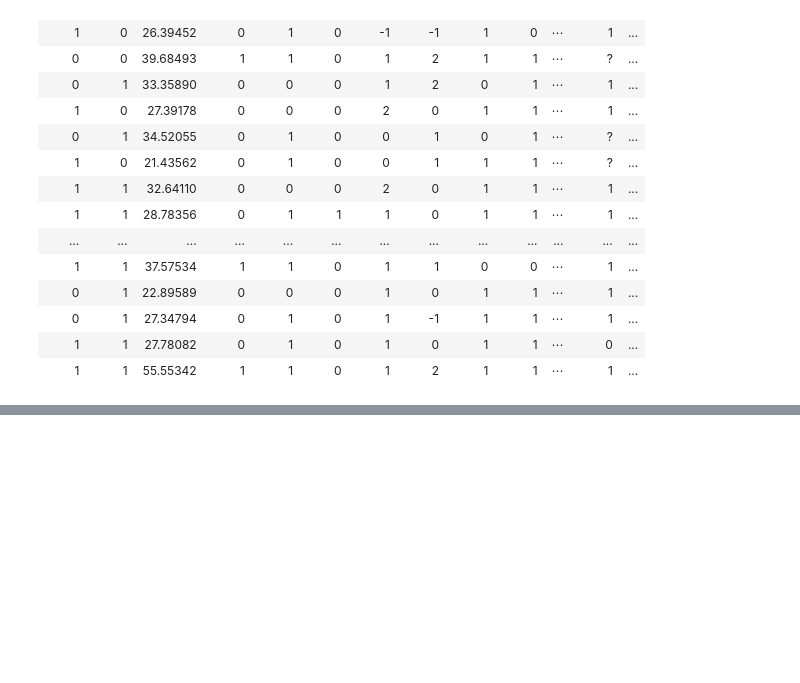
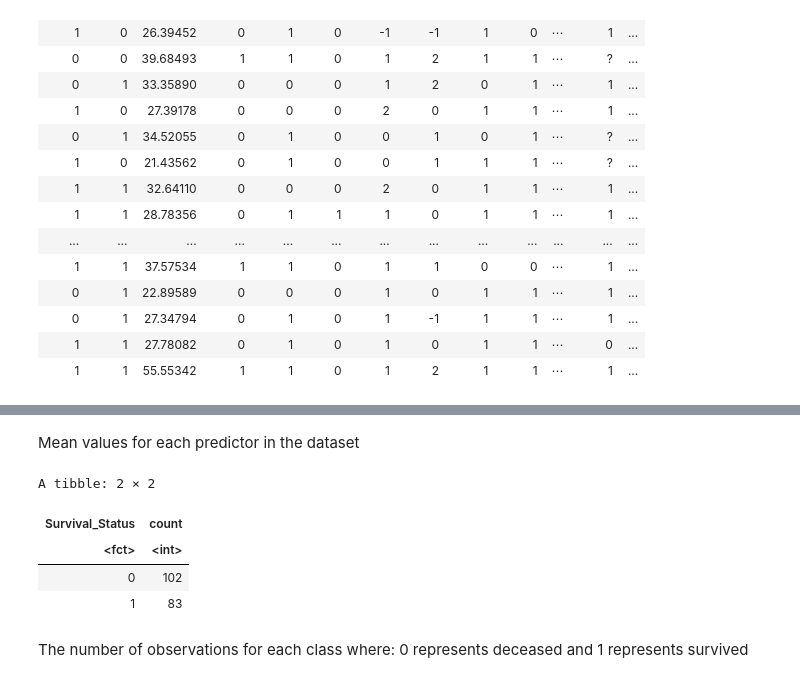
Before and after one commit to rishiiii3/dsci-100-2023S-group-67, a Jupyter notebook: Bone Marrow Analysis.ipynb, the cells around one changed output, grey strips where cells are left out. Drawn from its saved outputs; the diff is of its cells as text; code cells hidden in the pictures; blank space fills up the shorter version.

```diff
--- a/Bone Marrow Analysis.ipynb
+++ b/Bone Marrow Analysis.ipynb
@@ -44,0 +111,14 @@ A spec_tbl_df: 187 × 37
+# %% [markdown]
+Mean values for each predictor in the dataset
+# %%
+obs_per_class <- bone_marrow_clean |> group_by(Survival_Status) |> summarise( count=n())
+obs_per_class
+# %% [output]
+A tibble: 2 × 2
+| Survival_Status | count |
+| <fct> | <int> |
+| 0 | 102 |
+| 1 | 83 |
+# %% [markdown]
+The number of observations for each class where:
+0 represents deceased and 1 represents survived
```
Also changed, not shown: parts of 7 cells of this notebook.
